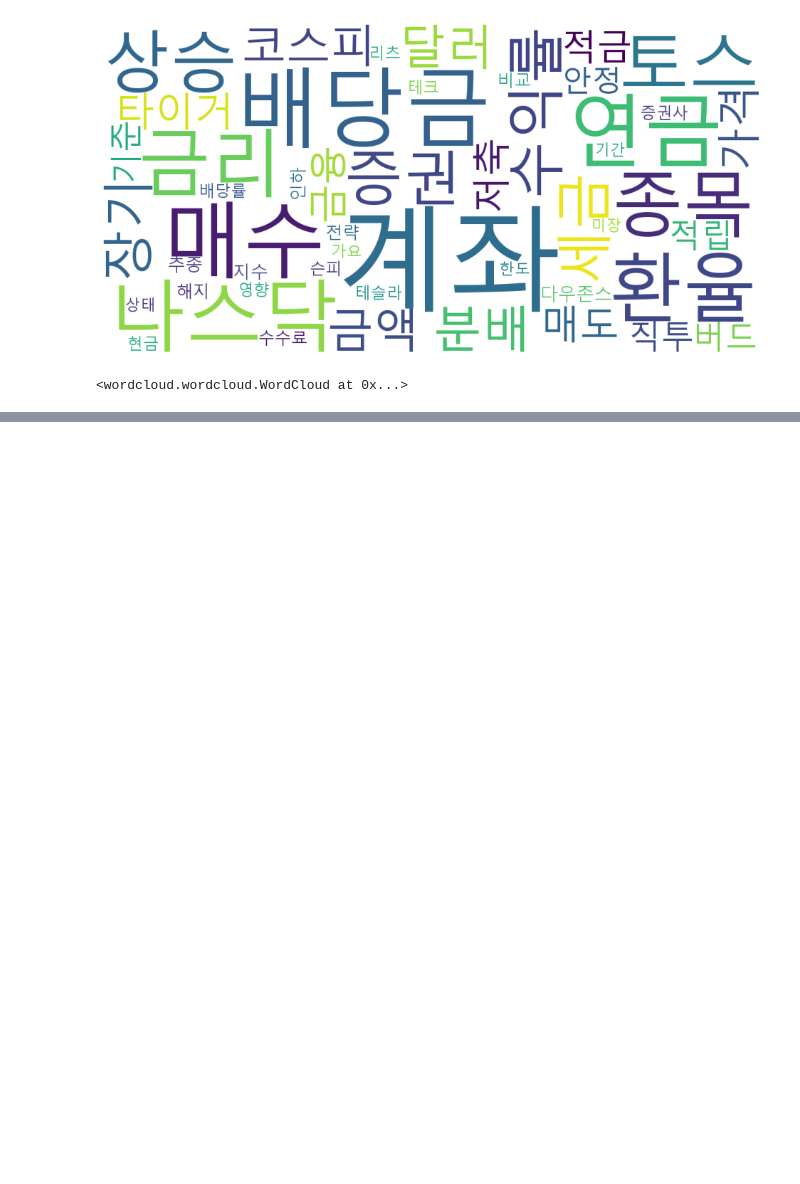
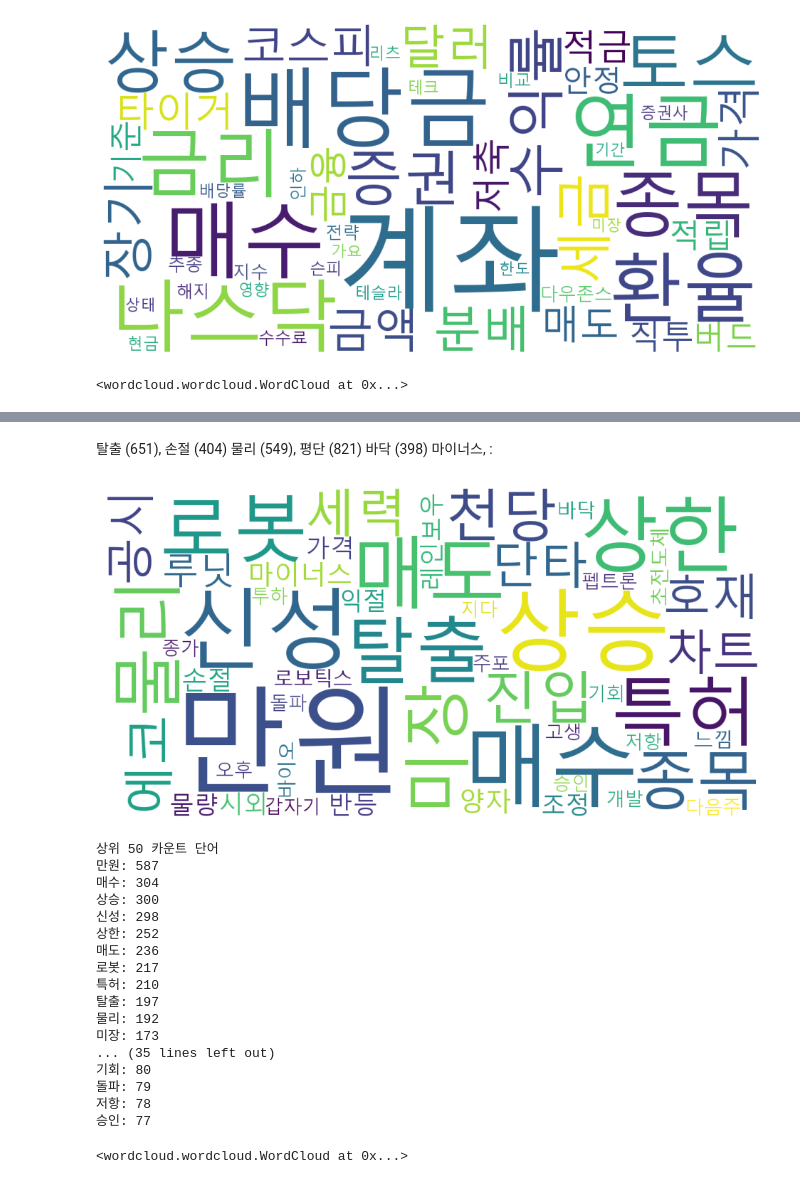
Before and after one commit to june2598/pythonstudy, a Jupyter notebook: project/community/워드클라우드.ipynb, the cells around one changed output, grey strips where cells are left out. Drawn from its saved outputs; the diff is of its cells as text; code cells hidden in the pictures; blank space fills up the shorter version.

```diff
--- a/project/community/워드클라우드.ipynb
+++ b/project/community/워드클라우드.ipynb
@@ -261,0 +330,24 @@ display_word_cloud('ETF')
+# %% [markdown]
+탈출 (651), 손절 (404) 물리 (549), 평단 (821) 바닥 (398) 마이너스, :
+# %%
+display_word_cloud('KOSDAQ')
+# %% [output]
+[figure, added]
+상위 50 카운트 단어
+만원: 587
+매수: 304
+상승: 300
+신성: 298
+상한: 252
+매도: 236
+로봇: 217
+특허: 210
+탈출: 197
+물리: 192
+미장: 173
+... (35 lines left out)
+기회: 80
+돌파: 79
+저항: 78
+승인: 77
+<wordcloud.wordcloud.WordCloud at 0x...>
```
Also changed, not shown: parts of 22 cells of this notebook, 19 other files.
